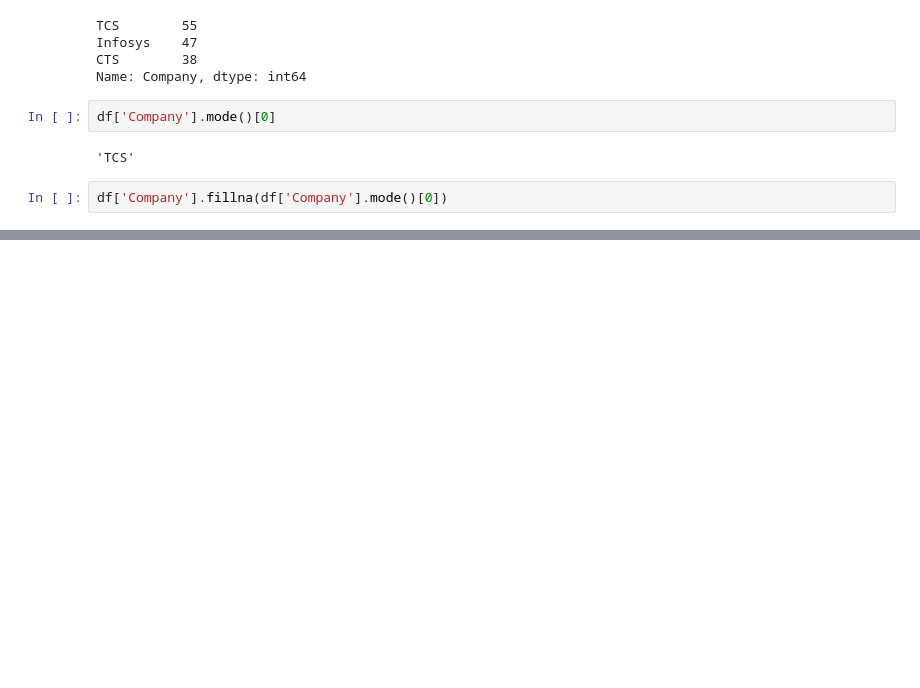
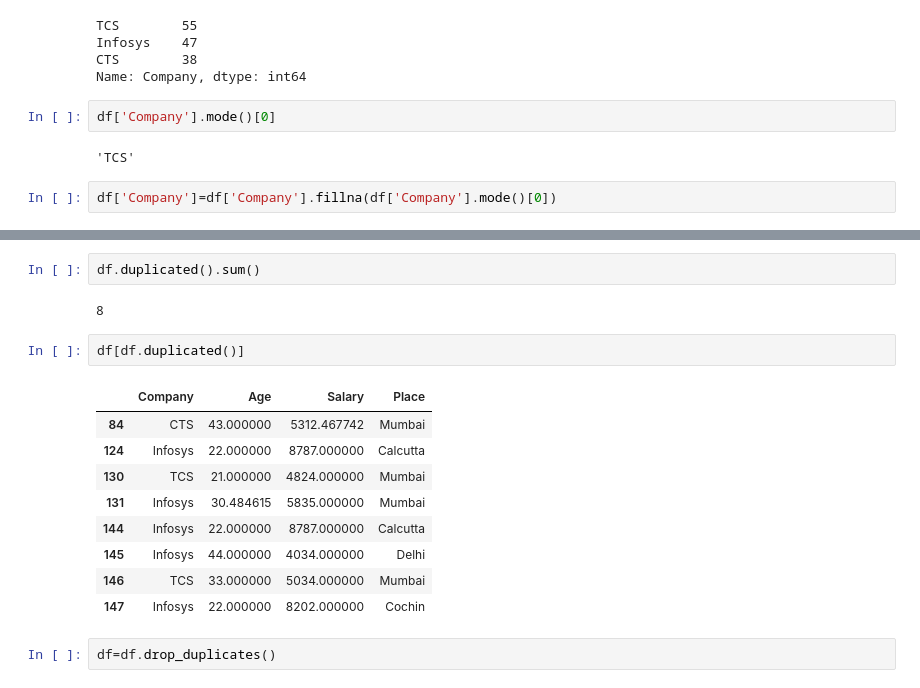
Before and after one commit to RaghulRameshTrainer/Ericsson_PythonSep2022, a Jupyter notebook: pandas_ex.ipynb, the cells around one changed output, grey strips where cells are left out. Cells and saved outputs as stored; diff of their text form; blank space fills up the shorter version.

```diff
--- a/pandas_ex.ipynb
+++ b/pandas_ex.ipynb
@@ -116,4 +128,4 @@ df['Company'].mode()[0]
 # %% [output]
 'TCS'
 # %%
-df['Company'].fillna(df['Company'].mode()[0])
+df['Company']=df['Company'].fillna(df['Company'].mode()[0])
@@ -137,0 +236,18 @@ Name: Company, dtype: object
+# %%
+df.duplicated().sum()
+# %% [output]
+8
+# %%
+df[df.duplicated()]
+# %% [output]
+|  | Company | Age | Salary | Place |
+| 84 | CTS | 43.000000 | 5312.467742 | Mumbai |
+| 124 | Infosys | 22.000000 | 8787.000000 | Calcutta |
+| 130 | TCS | 21.000000 | 4824.000000 | Mumbai |
+| 131 | Infosys | 30.484615 | 5835.000000 | Mumbai |
+| 144 | Infosys | 22.000000 | 8787.000000 | Calcutta |
+| 145 | Infosys | 44.000000 | 4034.000000 | Delhi |
+| 146 | TCS | 33.000000 | 5034.000000 | Mumbai |
+| 147 | Infosys | 22.000000 | 8202.000000 | Cochin |
+# %%
+df=df.drop_duplicates()
```
Also changed, not shown: parts of 22 cells of this notebook.
